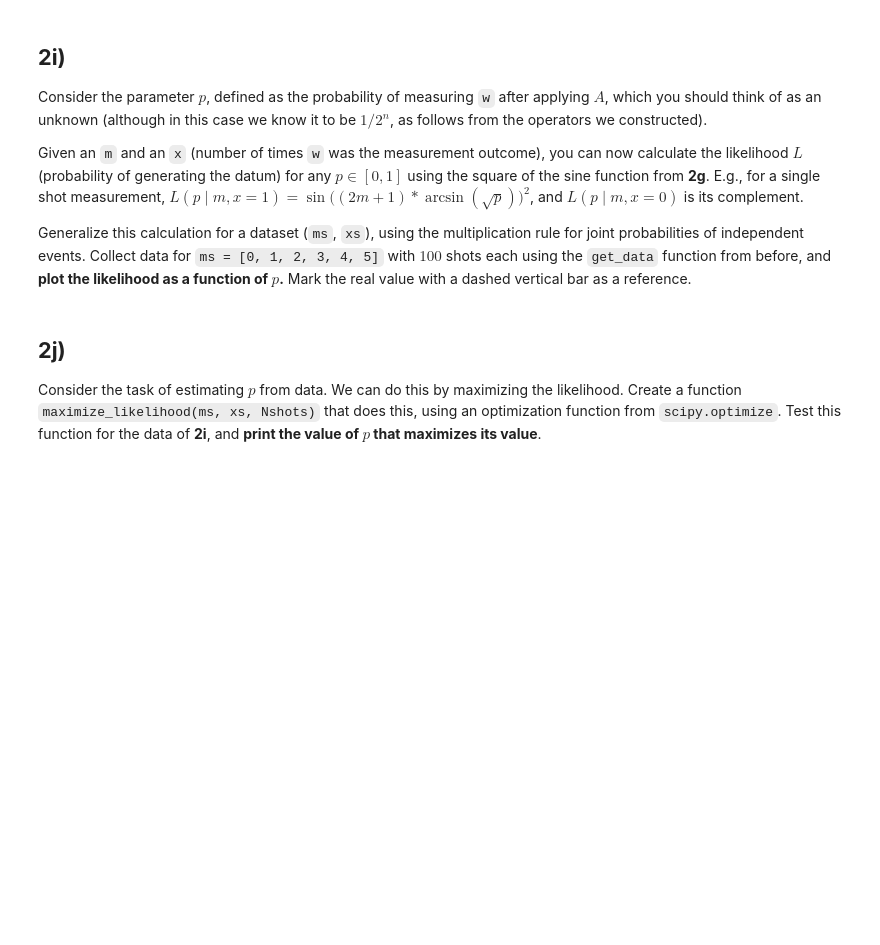
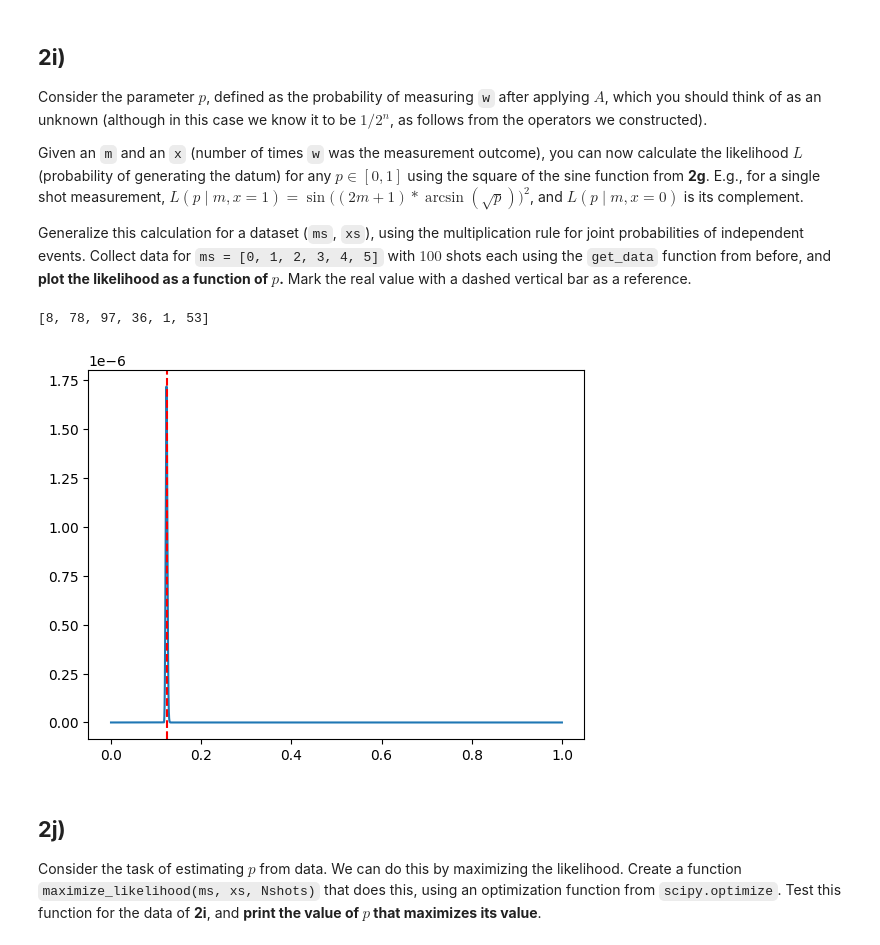
Before and after one commit to ezekielcochran/vtq-hackathon, a Jupyter notebook: qmace.ipynb, the cells around one changed output. Drawn from its saved outputs; the diff is of its cells as text; code cells hidden in the pictures; blank space fills up the shorter version.

```diff
--- a/qmace.ipynb
+++ b/qmace.ipynb
@@ -343,6 +343,30 @@ Consider the parameter $p$, defined as the probability of measuring `w` after ap
 Given an `m` and an `x` (number of times `w` was the measurement outcome), you can now calculate the likelihood $L$ (probability of generating the datum) for any $p \in [0,1]$ using the square of the sine function from **2g**. E.g., for a single shot measurement, $L(p \mid m, x=1) = \sin\big((2m+1)*\arcsin(\sqrt{p})\big)^2$, and $L(p \mid m, x=0)$ is its complement.
 
 Generalize this calculation for a dataset (`ms`, `xs`), using the multiplication rule for joint probabilities of independent events. Collect data for `ms = [0, 1, 2, 3, 4, 5]` with $100$ shots each using the `get_data` function from before, and **plot the likelihood as a function of $p$.** Mark the real value with a dashed vertical bar as a reference.
+# %%
+import math
+
+NUM_SHOTS = 100
+ms = list(range(6))
+xs = get_data(a_gate, w_reflection, ms, NUM_SHOTS)
+print(xs) # TODO remove
+
+p_values = np.arange(0, 1, 0.0001)
+
+def calc_point(p):
+    result = 1
+    for m, x in zip(ms, xs):
+        prob_hit = np.sin((2*m + 1) * np.arcsin(np.sqrt(p)))**2
+        prob_miss = 1 - prob_hit
+        result *= prob_hit**(x) * prob_miss**(NUM_SHOTS - x) * math.comb(NUM_SHOTS, x)
+    return result
+
+plt.plot(p_values, [calc_point(p) for p in p_values])
+plt.axvline(1/2**3, linestyle='--', color='red')
+plt.show()
+# %% [output]
+[8, 78, 97, 36, 1, 53]
+[figure, added]
 # %% [markdown]
 ## **2j)**
 
```
Also changed, not shown: parts of 1 cell of this notebook.
